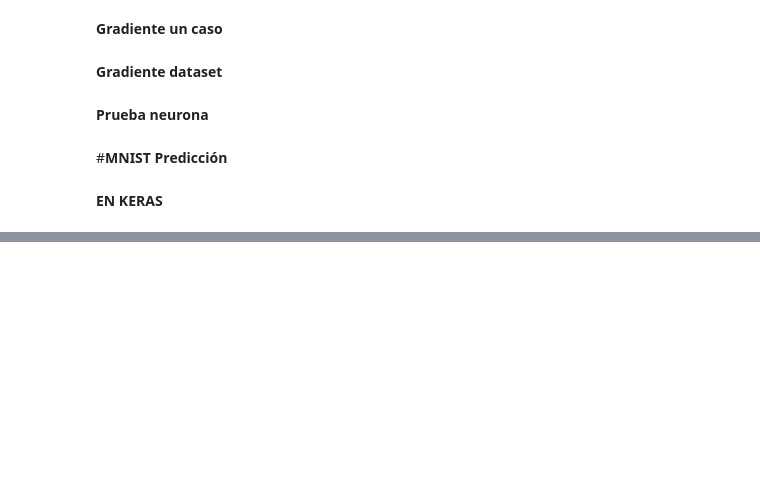
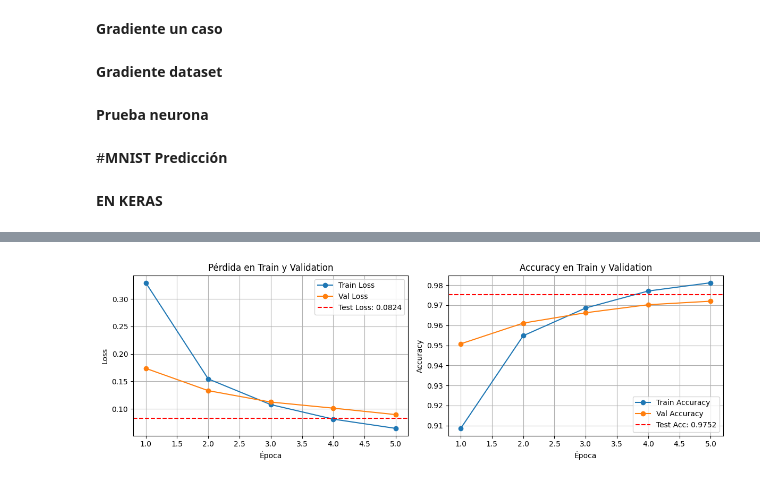
Before and after one commit to osoria80/07MIAR-Redes-neuronales-y-deep-learning, a Jupyter notebook: S3_MNIST.ipynb, the cells around one changed output, grey strips where cells are left out. Drawn from its saved outputs; the diff is of its cells as text; code cells hidden in the pictures; blank space fills up the shorter version.

```diff
--- a/S3_MNIST.ipynb
+++ b/S3_MNIST.ipynb
@@ -234,0 +300,9 @@ for x in X:
+# %%
+test_loss, test_acc = model.evaluate(x_test, y_test)
+print("NUESTRO RESULTADO FINAL")
+
+print("Test loss:", test_loss)
+print("Test Acc:", test_acc)
+
+draw_plot(history.history["loss"], history.history["accuracy"], history.history["val_loss"], history.history["val_accuracy"], test_loss, test_acc)
+# %% [output]
@@ -234,0 +313 @@ for x in X:
+[figure, added]
```
Also changed, not shown: parts of 7 cells of this notebook.
